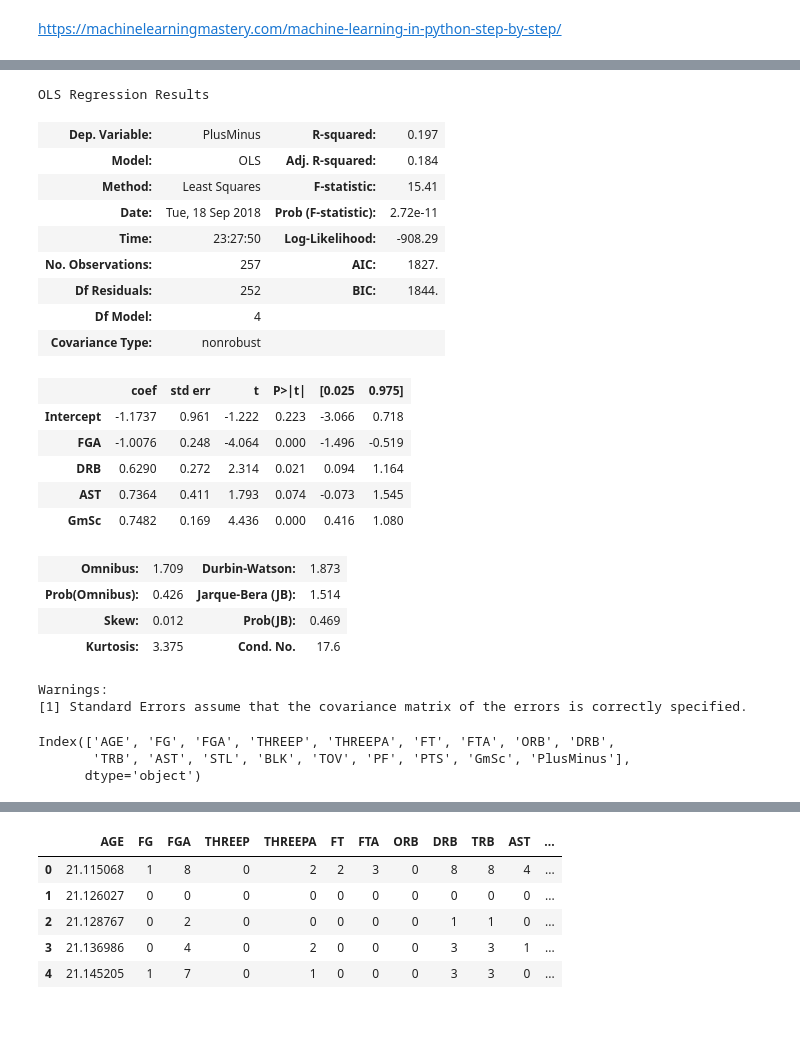
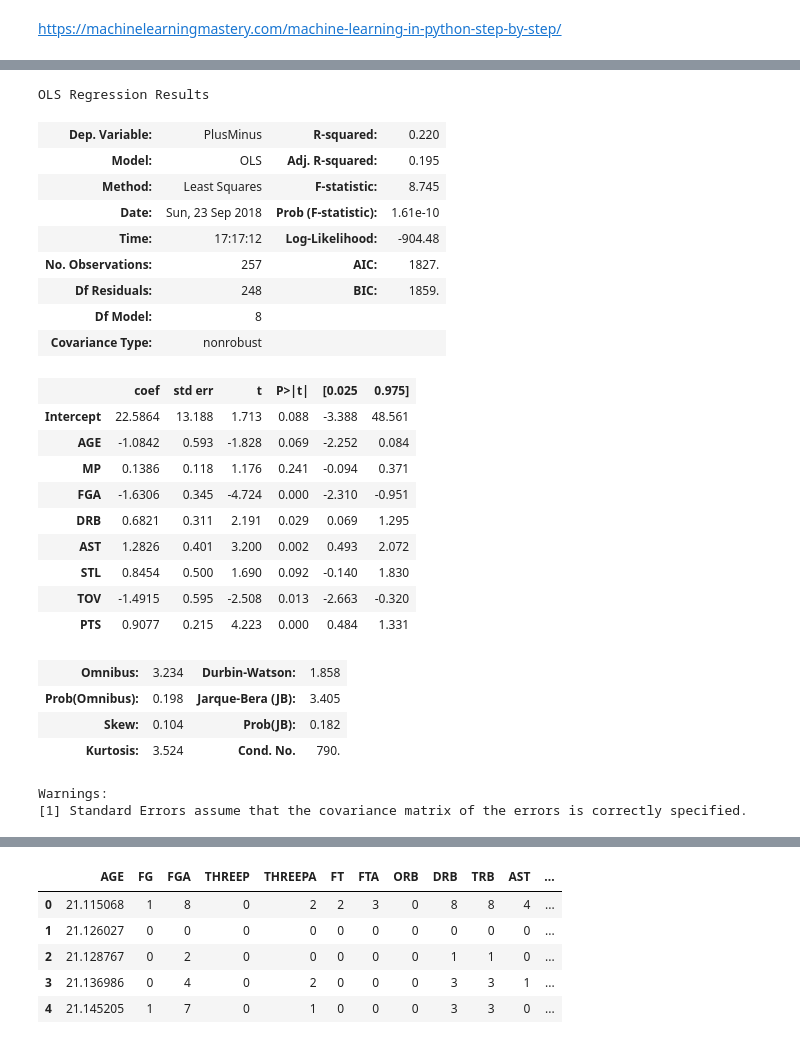
Before and after one commit to danoff/andersonpredict, a Jupyter notebook: Kyle Anderson Forecast.ipynb, the cells around one changed output, grey strips where cells are left out. Cells and saved outputs as stored; diff of their text form; code cells hidden in the pictures.

```diff
--- a/Kyle Anderson Forecast.ipynb
+++ b/Kyle Anderson Forecast.ipynb
@@ -138,34 +201,33 @@ Warnings:
 strong multicollinearity problems or that the design matrix is singular.
 # %%
-model = smf.ols("PlusMinus ~ FGA + DRB + AST + GmSc", data= data).fit()
+# Run only with variables that have significance below .1
+
+model = smf.ols("PlusMinus ~ AGE + MP + FGA + DRB + AST + STL + TOV + PTS", data= data).fit()
 model.summary()
 # %% [output]
 OLS Regression Results
-| Dep. Variable: | PlusMinus | R-squared: | 0.197 |
-| Model: | OLS | Adj. R-squared: | 0.184 |
-| Method: | Least Squares | F-statistic: | 15.41 |
-| Date: | Tue, 18 Sep 2018 | Prob (F-statistic): | 2.72e-11 |
-| Time: | 23:27:50 | Log-Likelihood: | -908.29 |
+| Dep. Variable: | PlusMinus | R-squared: | 0.220 |
+| Model: | OLS | Adj. R-squared: | 0.195 |
+| Method: | Least Squares | F-statistic: | 8.745 |
+| Date: | Sun, 23 Sep 2018 | Prob (F-statistic): | 1.61e-10 |
+| Time: | 17:17:12 | Log-Likelihood: | -904.48 |
 | No. Observations: | 257 | AIC: | 1827. |
-| Df Residuals: | 252 | BIC: | 1844. |
-| Df Model: | 4 |  |  |
+| Df Residuals: | 248 | BIC: | 1859. |
+| Df Model: | 8 |  |  |
 | Covariance Type: | nonrobust |  |  |
 |  | coef | std err | t | P>|t| | [0.025 | 0.975] |
-| Intercept | -1.1737 | 0.961 | -1.222 | 0.223 | -3.066 | 0.718 |
-| FGA | -1.0076 | 0.248 | -4.064 | 0.000 | -1.496 | -0.519 |
-| DRB | 0.6290 | 0.272 | 2.314 | 0.021 | 0.094 | 1.164 |
-| AST | 0.7364 | 0.411 | 1.793 | 0.074 | -0.073 | 1.545 |
-| GmSc | 0.7482 | 0.169 | 4.436 | 0.000 | 0.416 | 1.080 |
+| Intercept | 22.5864 | 13.188 | 1.713 | 0.088 | -3.388 | 48.561 |
+| AGE | -1.0842 | 0.593 | -1.828 | 0.069 | -2.252 | 0.084 |
+| MP | 0.1386 | 0.118 | 1.176 | 0.241 | -0.094 | 0.371 |
+| FGA | -1.6306 | 0.345 | -4.724 | 0.000 | -2.310 | -0.951 |
+| DRB | 0.6821 | 0.311 | 2.191 | 0.029 | 0.069 | 1.295 |
+| AST | 1.2826 | 0.401 | 3.200 | 0.002 | 0.493 | 2.072 |
+| STL | 0.8454 | 0.500 | 1.690 | 0.092 | -0.140 | 1.830 |
+| TOV | -1.4915 | 0.595 | -2.508 | 0.013 | -2.663 | -0.320 |
+| PTS | 0.9077 | 0.215 | 4.223 | 0.000 | 0.484 | 1.331 |
-| Omnibus: | 1.709 | Durbin-Watson: | 1.873 |
-| Prob(Omnibus): | 0.426 | Jarque-Bera (JB): | 1.514 |
-| Skew: | 0.012 | Prob(JB): | 0.469 |
-| Kurtosis: | 3.375 | Cond. No. | 17.6 |
+| Omnibus: | 3.234 | Durbin-Watson: | 1.858 |
+| Prob(Omnibus): | 0.198 | Jarque-Bera (JB): | 3.405 |
+| Skew: | 0.104 | Prob(JB): | 0.182 |
+| Kurtosis: | 3.524 | Cond. No. | 790. |
 Warnings:
 [1] Standard Errors assume that the covariance matrix of the errors is correctly specified.
-# %%
-variablenames = data.keys()
-print (variablenames)
-# %% [output]
-Index(['AGE', 'FG', 'FGA', 'THREEP', 'THREEPA', 'FT', 'FTA', 'ORB', 'DRB',
-       'TRB', 'AST', 'STL', 'BLK', 'TOV', 'PF', 'PTS', 'GmSc', 'PlusMinus'],
-      dtype='object')
```
Also changed, not shown: parts of 41 cells of this notebook, 2 other files.
